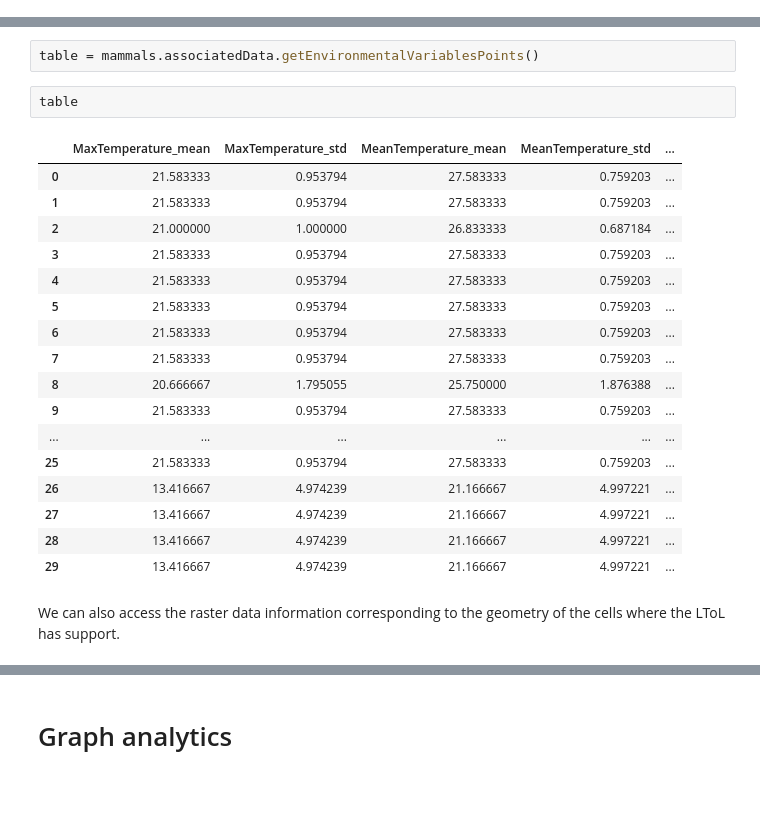
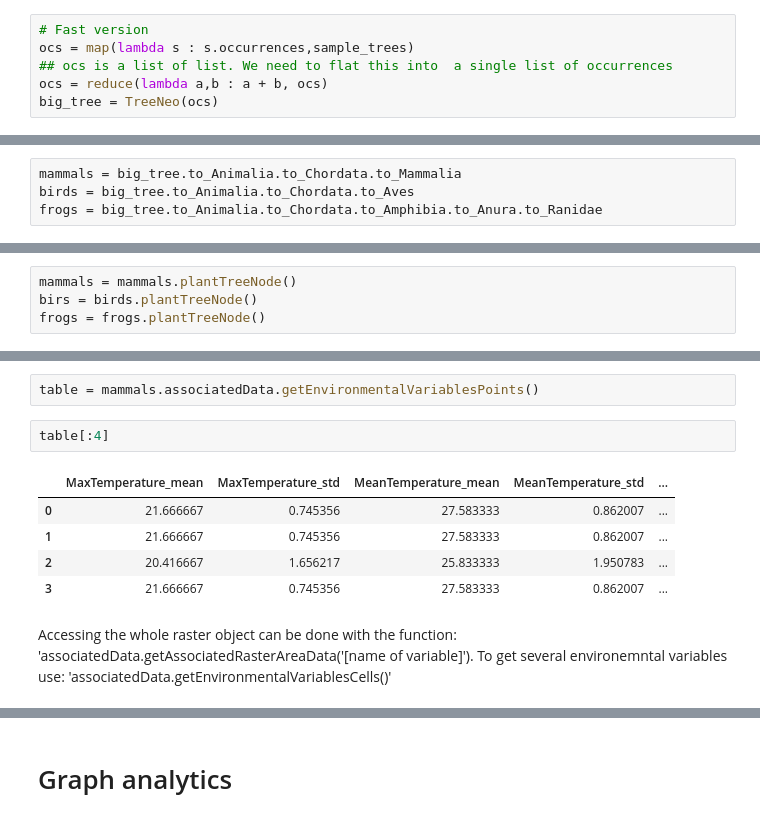
Before and after one commit to molgor/biospytial, a Jupyter notebook: ipython-notebooks/demos/Mosquitos_and_friends.ipynb, the cells around one changed output, grey strips where cells are left out. Saved outputs shown, nothing was run; the diff lists cells and outputs as text; blank space fills up the shorter version.

```diff
--- a/ipython-notebooks/demos/Mosquitos_and_friends.ipynb
+++ b/ipython-notebooks/demos/Mosquitos_and_friends.ipynb
@@ -208,0 +248,6 @@ mammals is a full LToL object. We can extract the environmental information asso
+# %%
+# Fast version
+ocs = map(lambda s : s.occurrences,sample_trees)
+## ocs is a list of list. We need to flat this into  a single list of occurrences
+ocs = reduce(lambda a,b : a + b, ocs)
+big_tree = TreeNeo(ocs)
@@ -208,0 +268,4 @@ mammals is a full LToL object. We can extract the environmental information asso
+# %%
+mammals = big_tree.to_Animalia.to_Chordata.to_Mammalia
+birds = big_tree.to_Animalia.to_Chordata.to_Aves
+frogs = big_tree.to_Animalia.to_Chordata.to_Amphibia.to_Anura.to_Ranidae
@@ -208,0 +274,4 @@ mammals is a full LToL object. We can extract the environmental information asso
+# %%
+mammals = mammals.plantTreeNode()
+birs = birds.plantTreeNode()
+frogs = frogs.plantTreeNode()
@@ -209,25 +341,13 @@ mammals is a full LToL object. We can extract the environmental information asso
 # %%
 table = mammals.associatedData.getEnvironmentalVariablesPoints()
 # %%
-table
+table[:4]
 # %% [output]
 |  | MaxTemperature_mean | MaxTemperature_std | MeanTemperature_mean | MeanTemperature_std | ... |
-| 0 | 21.583333 | 0.953794 | 27.583333 | 0.759203 | ... |
-| 1 | 21.583333 | 0.953794 | 27.583333 | 0.759203 | ... |
-| 2 | 21.000000 | 1.000000 | 26.833333 | 0.687184 | ... |
-| 3 | 21.583333 | 0.953794 | 27.583333 | 0.759203 | ... |
-| 4 | 21.583333 | 0.953794 | 27.583333 | 0.759203 | ... |
-| 5 | 21.583333 | 0.953794 | 27.583333 | 0.759203 | ... |
-| 6 | 21.583333 | 0.953794 | 27.583333 | 0.759203 | ... |
-| 7 | 21.583333 | 0.953794 | 27.583333 | 0.759203 | ... |
-| 8 | 20.666667 | 1.795055 | 25.750000 | 1.876388 | ... |
-| 9 | 21.583333 | 0.953794 | 27.583333 | 0.759203 | ... |
-| ... | ... | ... | ... | ... | ... |
-| 25 | 21.583333 | 0.953794 | 27.583333 | 0.759203 | ... |
-| 26 | 13.416667 | 4.974239 | 21.166667 | 4.997221 | ... |
-| 27 | 13.416667 | 4.974239 | 21.166667 | 4.997221 | ... |
-| 28 | 13.416667 | 4.974239 | 21.166667 | 4.997221 | ... |
-| 29 | 13.416667 | 4.974239 | 21.166667 | 4.997221 | ... |
+| 0 | 21.666667 | 0.745356 | 27.583333 | 0.862007 | ... |
+| 1 | 21.666667 | 0.745356 | 27.583333 | 0.862007 | ... |
+| 2 | 20.416667 | 1.656217 | 25.833333 | 1.950783 | ... |
+| 3 | 21.666667 | 0.745356 | 27.583333 | 0.862007 | ... |
-# %% [markdown]
-We can also access the raster data information corresponding to the geometry of the cells where the LToL has support.
+# %% [markdown]
+Accessing the whole raster object can be done with the function: 'associatedData.getAssociatedRasterAreaData('[name of variable]'). To get several environemntal variables use: 'associatedData.getEnvironmentalVariablesCells()'
 # %%
```
Also changed, not shown: parts of 110 cells of this notebook.
